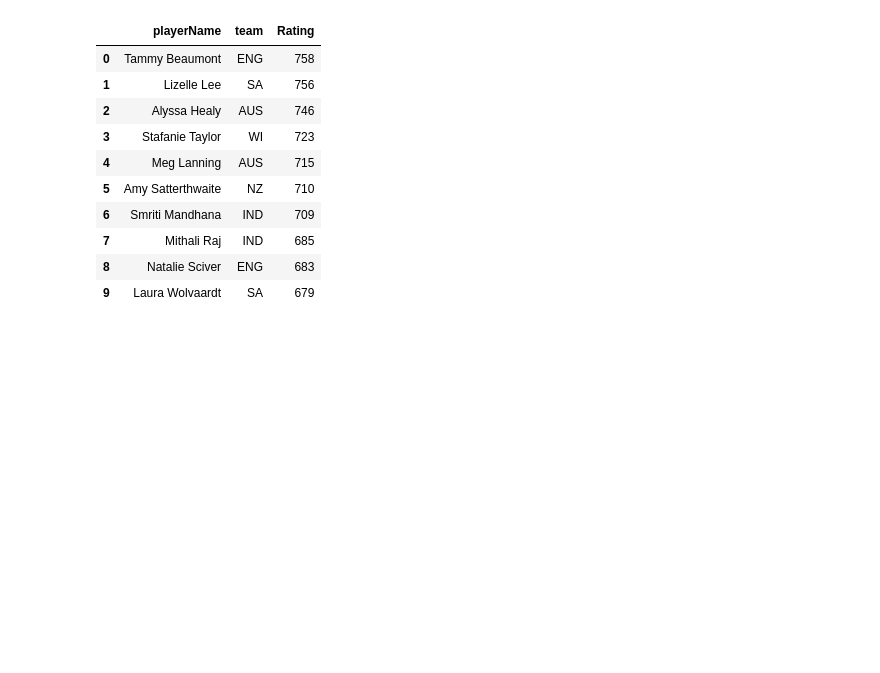
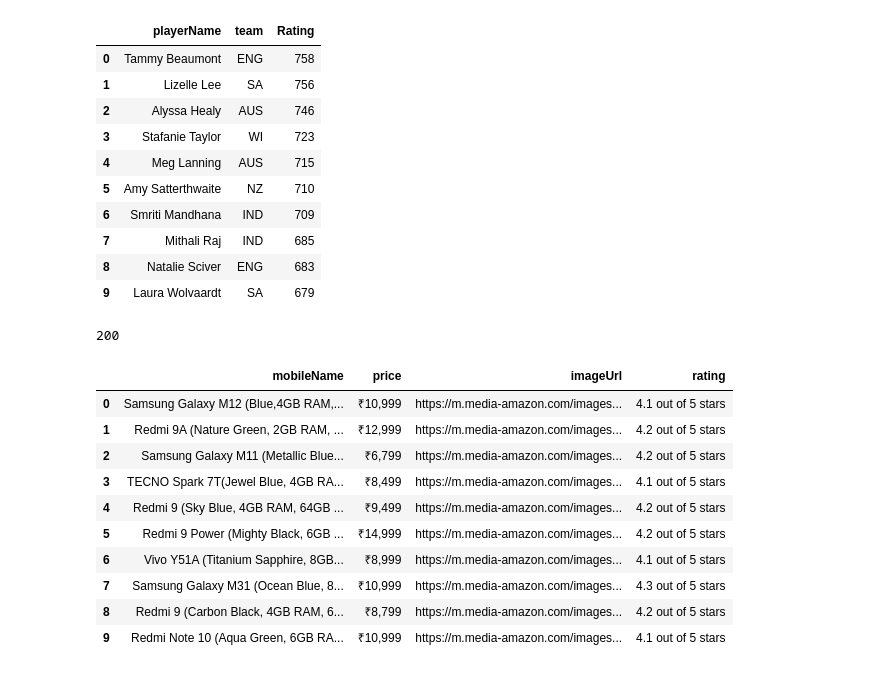
Before and after one commit to PriyankaHaldar-github/Assignment1, a Jupyter notebook: WebScrapingAssignment1.ipynb, the cells around one changed output. Saved outputs shown, nothing was run; the diff lists cells and outputs as text; code cells hidden in the pictures; blank space fills up the shorter version.

```diff
--- a/WebScrapingAssignment1.ipynb
+++ b/WebScrapingAssignment1.ipynb
@@ -326,3 +326,45 @@ battingWoMendf
 | 7 | Mithali Raj | IND | 685 |
 | 8 | Natalie Sciver | ENG | 683 |
 | 9 | Laura Wolvaardt | SA | 679 |
+# %%
+def mob_data(amazonHtml):
+    response = requests.get(amazonHtml)
+    print(response.status_code)
+    mobileHtml = response.text
+    soup=BeautifulSoup(mobileHtml)
+    mobileName=[]
+    price=[]
+    imageUrl=[]
+    avgRating=[]
+    for mob in soup.findAll('h2',class_='a-size-mini a-spacing-none a-color-base s-line-clamp-2'):
+        mobileName.append(mob.text.replace('\n','').strip())
+    for p in soup.findAll('span',class_='a-offscreen'):
+        price.append(p.text.replace('\n','').strip())
+    for i in soup.findAll('img',class_='s-image'):
+        imageUrl.append(i['src'])
+    for ar in soup.findAll('span',class_='a-icon-alt'):
+        avgRating.append(ar.text)
+
+    Mobiledata=pd.DataFrame({
+          "mobileName" :mobileName[:10],
+         "price":price[:10],
+        "imageUrl":imageUrl[:10],
+          "rating": avgRating[:10]
+    })
+    return Mobiledata
+
+df=mob_data('https://www.amazon.in/s?k=mobiles+under+20000&rh=n%3A1389432031&dc&ref=a9_asc_1')
+df
+# %% [output]
+200
+|  | mobileName | price | imageUrl | rating |
+| 0 | Samsung Galaxy M12 (Blue,4GB RAM,... | ₹10,999 | https://m.media-amazon.com/images... | 4.1 out of 5 stars |
+| 1 | Redmi 9A (Nature Green, 2GB RAM, ... | ₹12,999 | https://m.media-amazon.com/images... | 4.2 out of 5 stars |
+| 2 | Samsung Galaxy M11 (Metallic Blue... | ₹6,799 | https://m.media-amazon.com/images... | 4.2 out of 5 stars |
+| 3 | TECNO Spark 7T(Jewel Blue, 4GB RA... | ₹8,499 | https://m.media-amazon.com/images... | 4.1 out of 5 stars |
+| 4 | Redmi 9 (Sky Blue, 4GB RAM, 64GB ... | ₹9,499 | https://m.media-amazon.com/images... | 4.2 out of 5 stars |
+| 5 | Redmi 9 Power (Mighty Black, 6GB ... | ₹14,999 | https://m.media-amazon.com/images... | 4.2 out of 5 stars |
+| 6 | Vivo Y51A (Titanium Sapphire, 8GB... | ₹8,999 | https://m.media-amazon.com/images... | 4.1 out of 5 stars |
+| 7 | Samsung Galaxy M31 (Ocean Blue, 8... | ₹10,999 | https://m.media-amazon.com/images... | 4.3 out of 5 stars |
+| 8 | Redmi 9 (Carbon Black, 4GB RAM, 6... | ₹8,799 | https://m.media-amazon.com/images... | 4.2 out of 5 stars |
+| 9 | Redmi Note 10 (Aqua Green, 6GB RA... | ₹10,999 | https://m.media-amazon.com/images... | 4.1 out of 5 stars |
```
